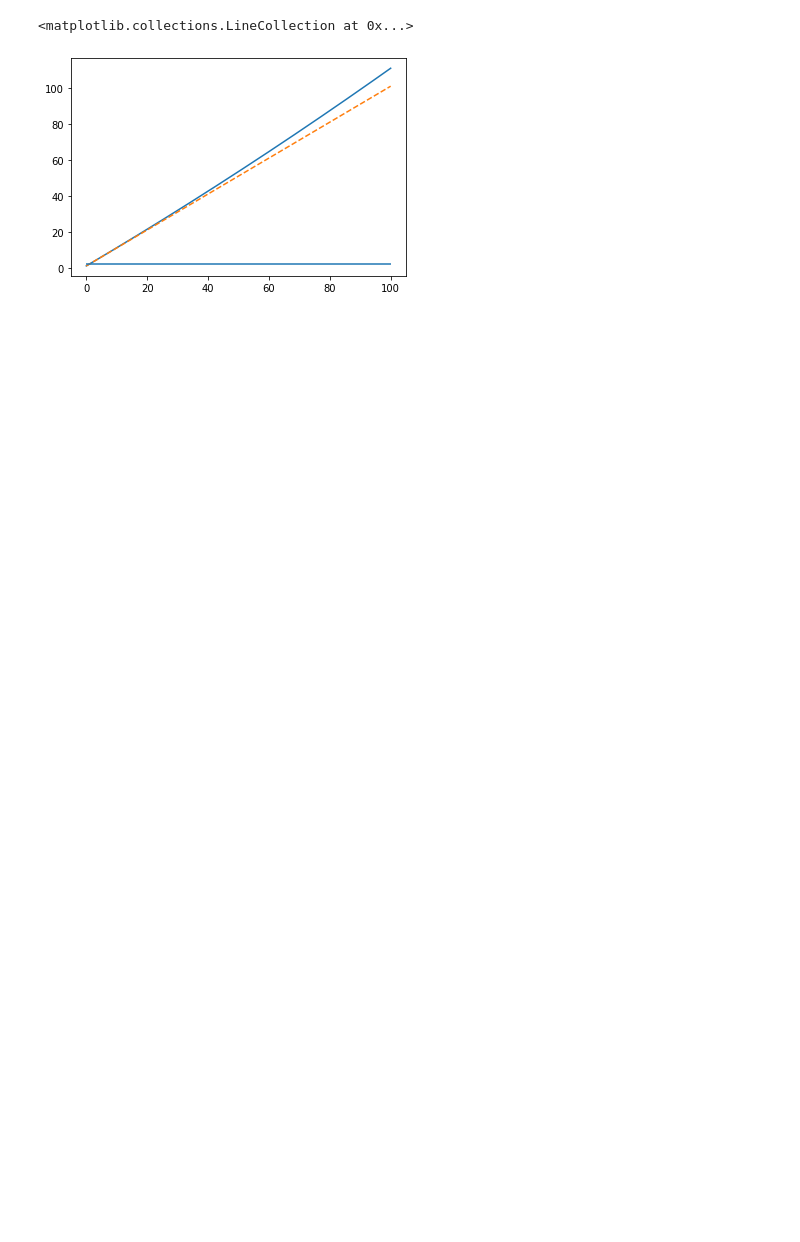
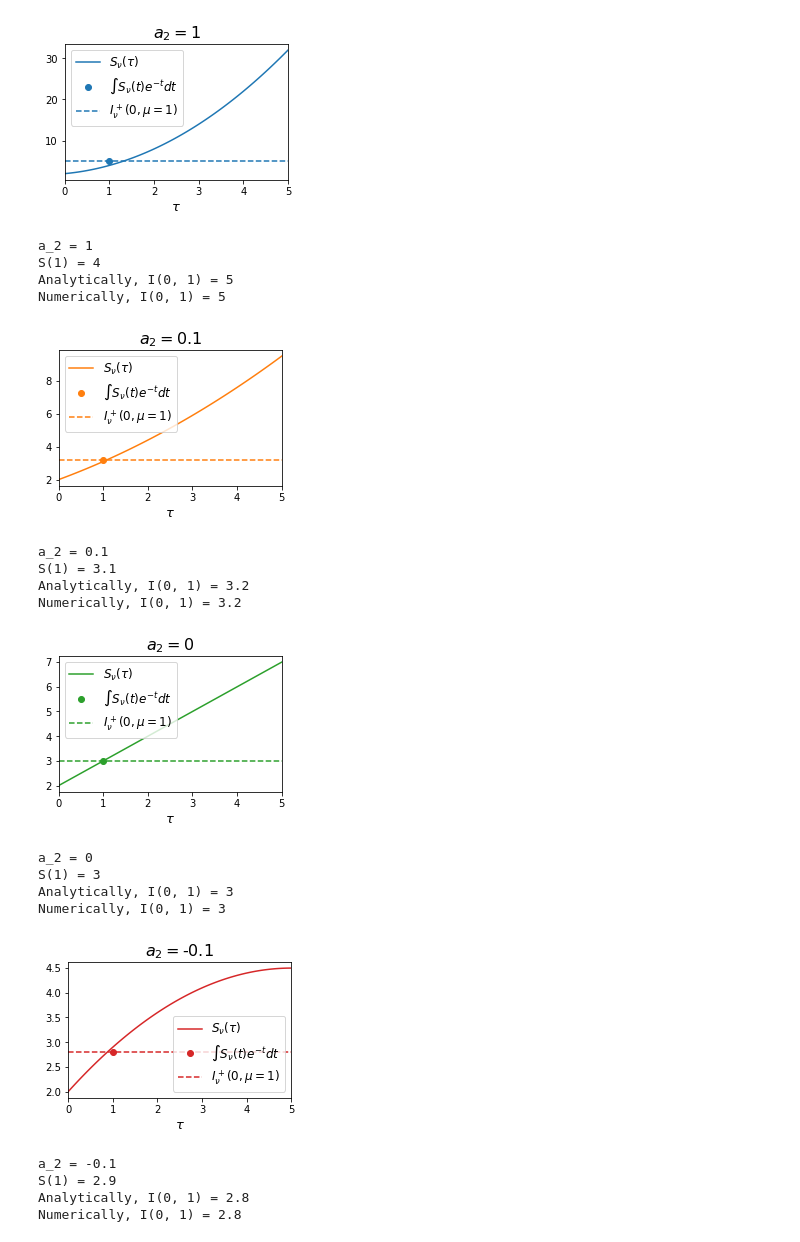
Before and after one commit to cdedrick/astro-530, a Jupyter notebook: hw3.ipynb, the cells around one changed output. Drawn from its saved outputs; the diff is of its cells as text; code cells hidden in the pictures; blank space fills up the shorter version.

```diff
--- a/hw3.ipynb
+++ b/hw3.ipynb
@@ -10,3 +9,5 @@ from astro530 import Planck, NIntegrate
 # %%
-plt.rcParams['axes.labelsize'] = 12
-plt.rcParams['axes.titlesize'] = 14
+plt.rcParams['axes.labelsize'] = 13
+plt.rcParams['axes.titlesize'] = 16
+plt.rcParams['axes.xmargin'] = 0
+plt.rcParams['legend.fontsize'] = 12
@@ -34,10 +14,52 @@ def emergent_I(S_nu, a, mu = 1):
-# %%
-tau = np.linspace(0, 100, 1000)
-I_0 = emergent_I(S_nu, a = [1, 1, 0.001])
-# %%
-plt.plot(tau, S_nu(tau, a = [1, 1, 0.001]))
-plt.plot(tau, 1 + tau, '--')
-plt.hlines(I_0, 0, 100,)
-# %% [output]
-<matplotlib.collections.LineCollection at 0x...>
-[figure, removed]
+# %%
+def S_nu(tau):
+    return a0 + a1 * tau + a2 * tau ** 2
+
+def I0(mu):
+    return a0 + a1 * mu + 2 * a2 * mu ** 2
+
+def integrand(t):
+    return S_nu(t) * np.exp(-t)
+
+a0, a1 = [2, 1]
+# %%
+for i, a2 in enumerate([1, 0.1, 0, -0.1, -1]):
+    plt.figure(figsize = (4, 2.5))
+    tau = np.linspace(0, 5, 100)
+    I_emerge = NIntegrate(integrand, 0, 100, 10000)
+    plt.plot(tau, S_nu(tau), color = 'C' + str(i), label = r'$S_\nu (\tau)$')
+    plt.plot(1, I_emerge,'o', color = 'C' + str(i), label = r'$\int S_\nu(t) e^{-t} dt$')
+    xlim = plt.xlim()
+    plt.hlines(I0(1), xlim[0], xlim[1],  ls = '--', color = 'C' + str(i), label = r'$I^+_\nu(0, \mu = 1)$')
+    plt.xlim(xlim[0], xlim[1])
+    plt.xlabel(r'$\tau$')
+    plt.title('$a_2 = $' + str(a2))
+    plt.legend()
+    plt.savefig('hw3_4.'+ str(i + 1) + '.png', bbox_inches = 'tight')
+    plt.show()
+
+    print('a_2 = ' + str(a2))
+    print('S(1) = {:.4g}'.format(S_nu(1)))
+    print('Analytically, I(0, 1) = {:.4g}'.format(I0(1)))
+    print('Numerically, I(0, 1) = {:.4g}'.format(I_emerge))
+# %% [output]
+[figure, added]
+a_2 = 1
+S(1) = 4
+Analytically, I(0, 1) = 5
+Numerically, I(0, 1) = 5
+[figure, added]
+a_2 = 0.1
+S(1) = 3.1
+Analytically, I(0, 1) = 3.2
+Numerically, I(0, 1) = 3.2
+[figure, added]
+a_2 = 0
+S(1) = 3
+Analytically, I(0, 1) = 3
+Numerically, I(0, 1) = 3
+[figure, added]
+a_2 = -0.1
+S(1) = 2.9
+Analytically, I(0, 1) = 2.8
+Numerically, I(0, 1) = 2.8
```
Also changed, not shown: parts of 5 cells of this notebook, 2 other files.
